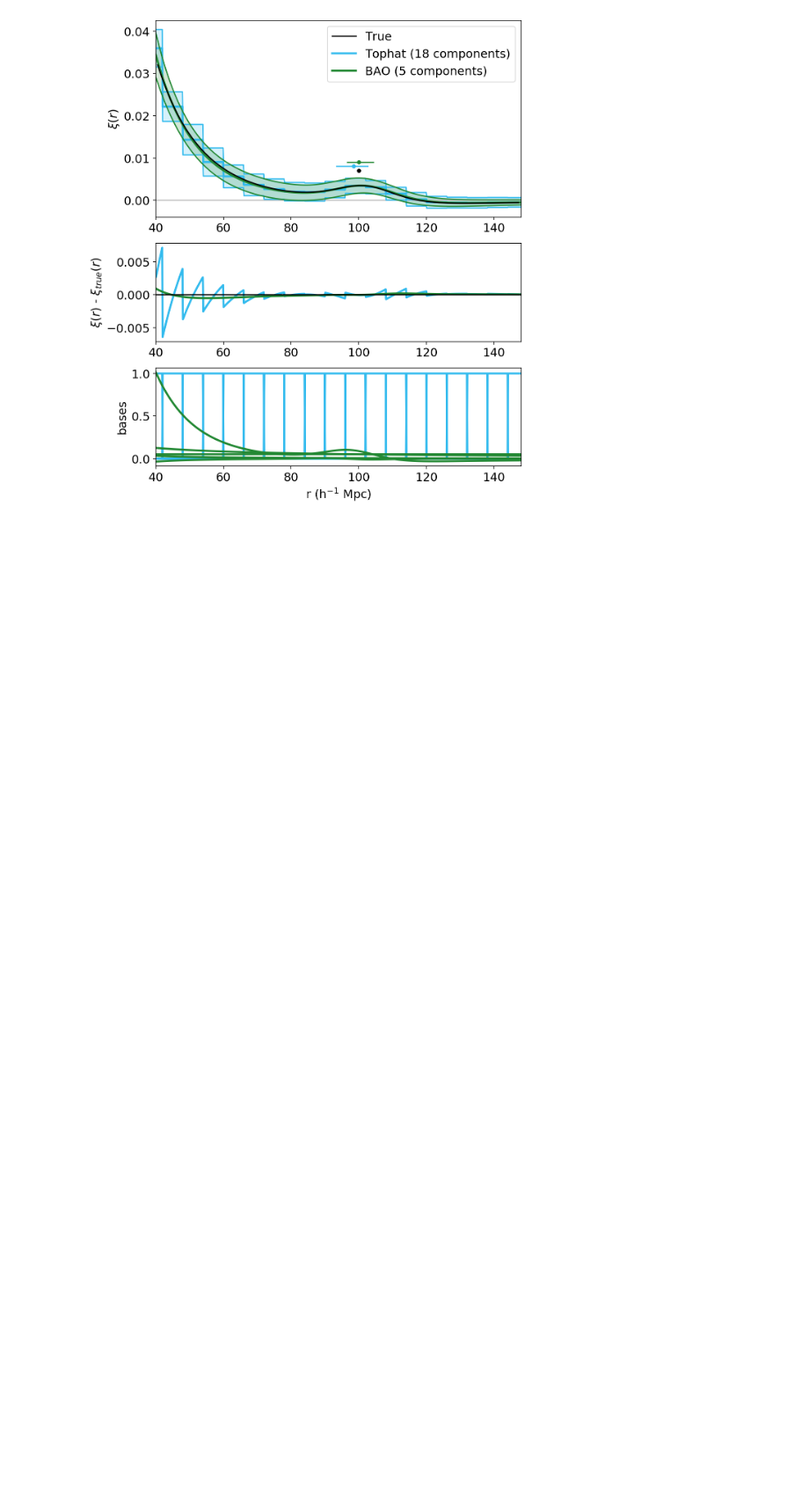
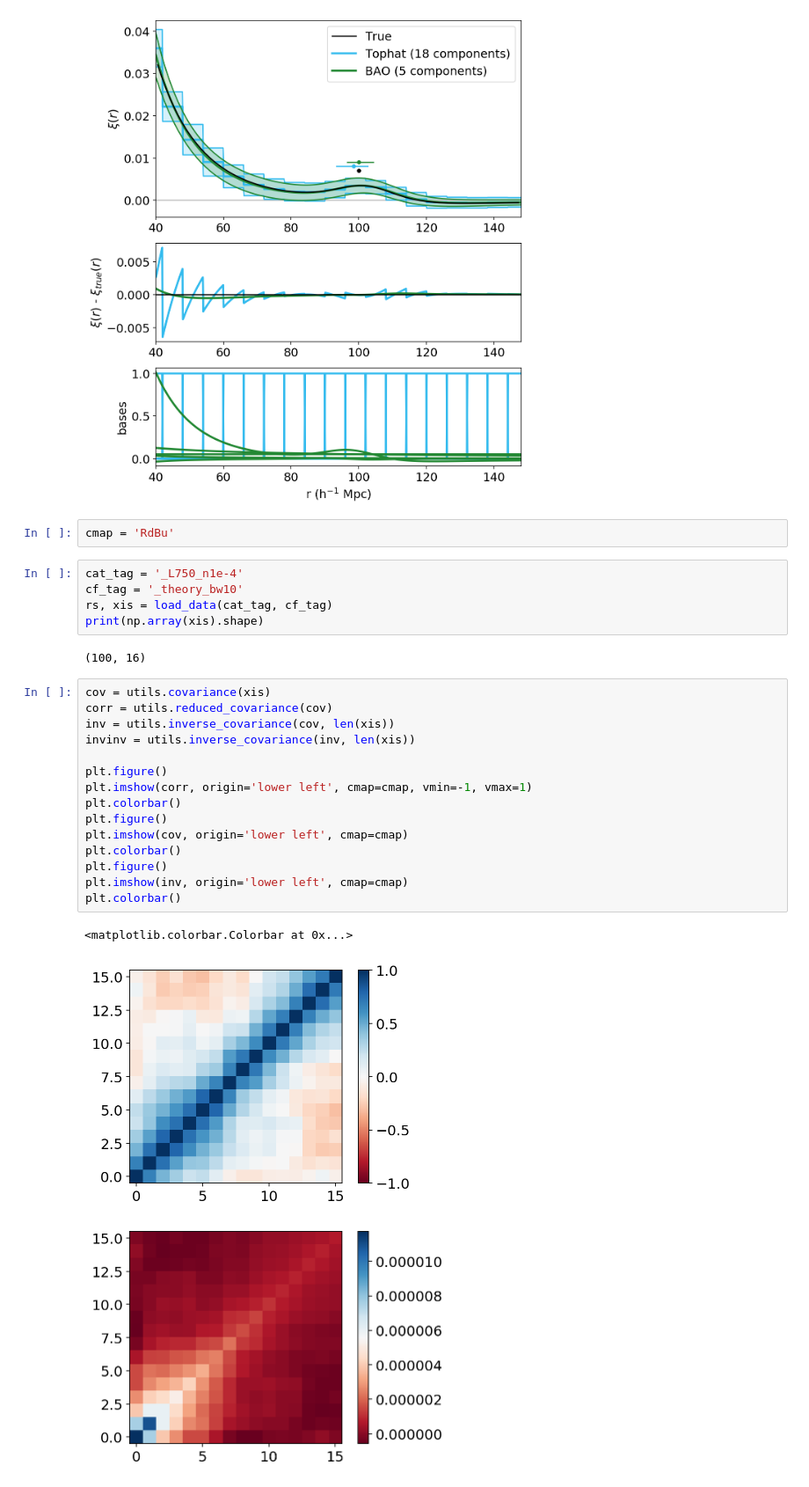
Before and after one commit to kstoreyf/continuous-estimator, a Jupyter notebook: code/plots_2020-08-03.ipynb, the cells around one changed output. Shown at 88% size. Saved outputs shown, nothing was run; the diff lists cells and outputs as text; blank space fills up the shorter version.

Commit message:
new and updated jupyter notebooks with plots

```diff
--- a/code/plots_2020-08-03.ipynb
+++ b/code/plots_2020-08-03.ipynb
@@ -311,3 +345,31 @@ plotting
 Number of NaNs: 8 , Bottom edges: 5 , Top edges: 3
 Number of NaNs: 5 , Bottom edges: 3 , Top edges: 2
 [figure]
+# %%
+cmap = 'RdBu'
+# %%
+cat_tag = '_L750_n1e-4'
+cf_tag = '_theory_bw10'
+rs, xis = load_data(cat_tag, cf_tag)
+print(np.array(xis).shape)
+# %% [output]
+(100, 16)
+# %%
+cov = utils.covariance(xis)
+corr = utils.reduced_covariance(cov)
+inv = utils.inverse_covariance(cov, len(xis))
+invinv = utils.inverse_covariance(inv, len(xis))
+
+plt.figure()
+plt.imshow(corr, origin='lower left', cmap=cmap, vmin=-1, vmax=1)
+plt.colorbar()
+plt.figure()
+plt.imshow(cov, origin='lower left', cmap=cmap)
+plt.colorbar()
+plt.figure()
+plt.imshow(inv, origin='lower left', cmap=cmap)
+plt.colorbar()
+# %% [output]
+<matplotlib.colorbar.Colorbar at 0x...>
+[figure, added]
+[figure, added]
```
Also changed, not shown: parts of 13 cells of this notebook, 2 other files.
